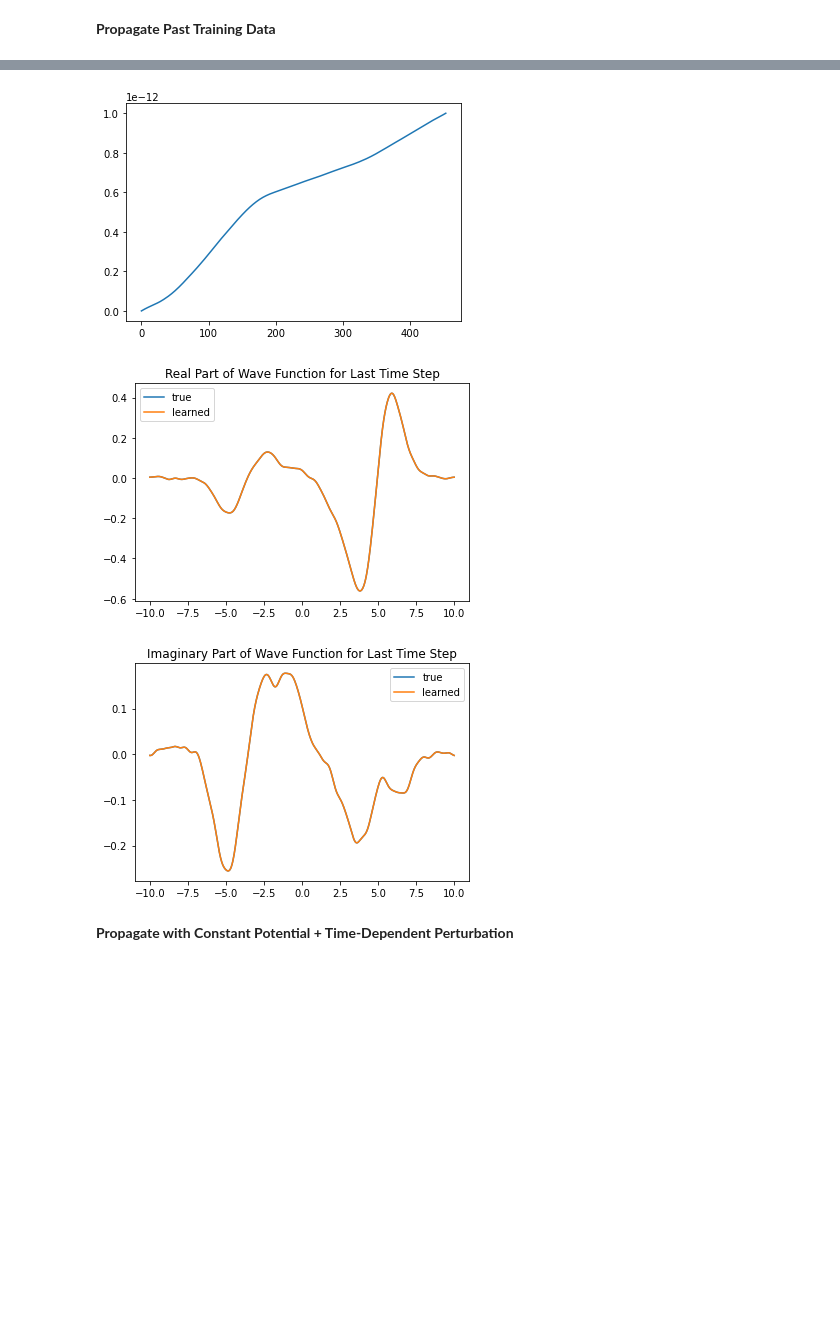
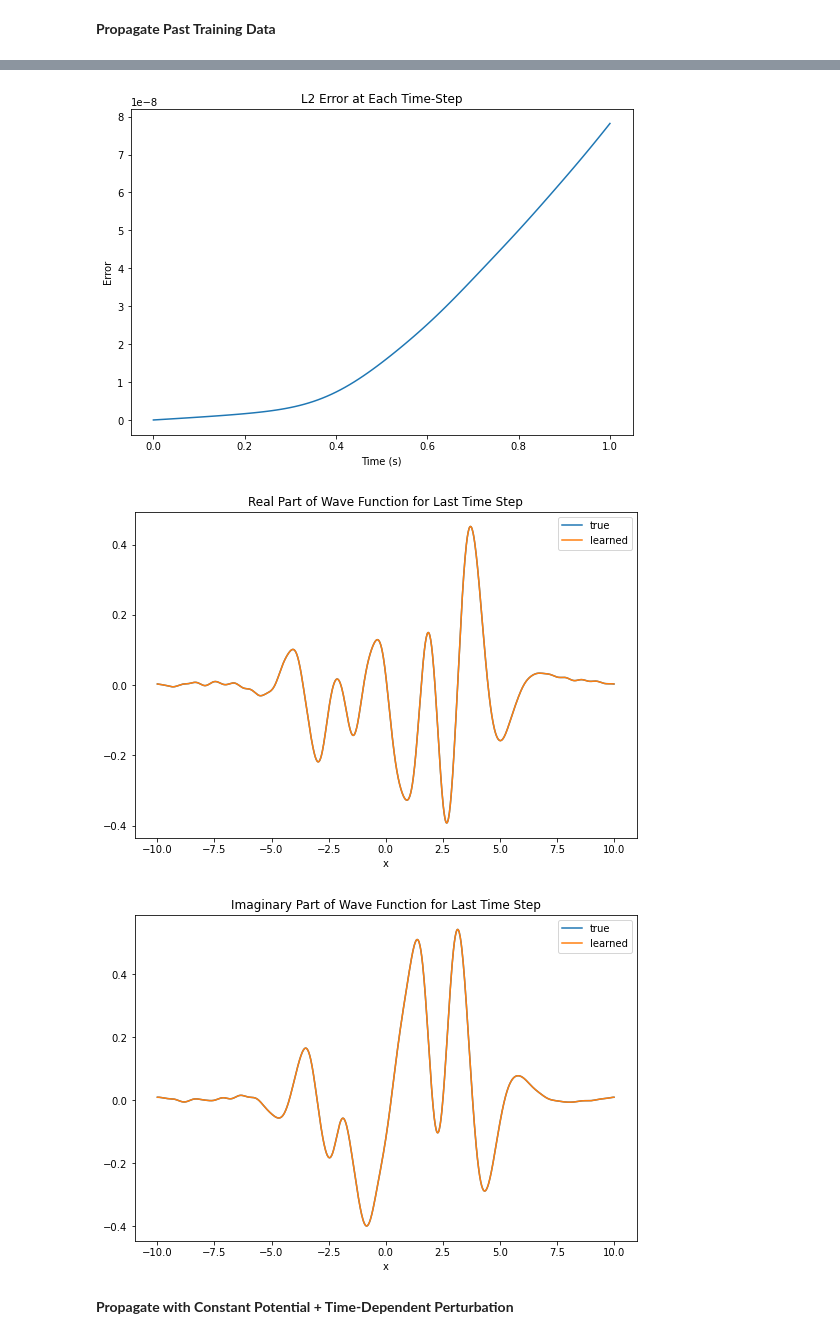
Before and after one commit to kbcollins/tdse, a Jupyter notebook: chebyshev/tdse-adj-cheb-rand-init-test-kbc.ipynb, the cells around one changed output, grey strips where cells are left out. Cells and saved outputs as stored; diff of their text form; code cells hidden in the pictures; blank space fills up the shorter version.

```diff
--- a/chebyshev/tdse-adj-cheb-rand-init-test-kbc.ipynb
+++ b/chebyshev/tdse-adj-cheb-rand-init-test-kbc.ipynb
@@ -137,14 +137,13 @@ for thispsi0fn in psi0fnvec:
     normpsi0recxvec.append(tempa0 @ fourtox)
 
 
-# check if Fourier representation is close to truth
-
 # plot the real part of the normalized psi0
+plt.figure(figsize=(9, 6))
 for i in range(len(normpsi0xvec)):
     print(f'Vector L2 Error psi0_{i}:', nl.norm(normpsi0xvec[i] - normpsi0recxvec[i]))
     print(f'Vector L-infinity Error psi0_{i}:', np.max(np.abs(normpsi0xvec[i] - normpsi0recxvec[i])))
-    plt.plot(xvec, normpsi0xvec[i].real, label=f"Truth {i}")
-    plt.plot(xvec, normpsi0recxvec[i].real, label=f"Rec {i}")
+    # plt.plot(xvec, normpsi0xvec[i].real, label=f"Truth {i}")
+    plt.plot(xvec, normpsi0recxvec[i].real, label=f"Rec psi_{i}")
 
 plt.title('Real Part of Initial Wave Functions')
 plt.xlabel('x')
@@ -231,7 +230,7 @@ print(toepindxmat.shape)
 
 # set number of Chebyshev basis functions
 # I have found odd numbers work best
-numcheb = 11
+numcheb = 41  # 11
 
 # compute Chebyshev coefficients for true potential
 def theta(k):
@@ -571,7 +694,19 @@ def mk_prop_mat(vmat, verbose = False):
 # pick out the set of learned coefficients that had the smallest
 # continuous L2 error of for the potential
 # use these coefficients for generating results
-mincntL2cff = learnedcffvec[np.argmin(cntL2errvec)]
+mincntL2indx = np.argmin(cntL2errvec)
+mincntL2cff = learnedcffvec[mincntL2indx]
+
+print('Minimum continuous L2 error:', cntL2errvec[mincntL2indx])
+print('Minimum continuous L-infinite error:', cntLinfvec[mincntL2indx])
+
+plt.figure(figsize=(9, 6))
+plt.plot(xvec, vxvec, label='true')
+plt.plot(xvec, chebtox @ mincntL2cff, label='learned')
+plt.title('True vs. Learned Potentials')
+plt.xlabel('x')
+plt.legend()
+plt.show()
 
 # vmat from learned cheb cffs
 vmatmincntL2cff = jaxchebtofour @ mincntL2cff
@@ -663,36 +804,44 @@ plt.show()
 amattesttrue = [testseta0.copy()]
 amattestlearn = [testseta0.copy()]
 stepL2err = [0]
-itr = 0
-# for i in range(numts):
-while stepL2err[-1] < 1e-12:
+# itr = 0
+for i in range(numts):
+# while stepL2err[-1] < 1e-12:
     amattesttrue.append(fourpropa @ amattesttrue[-1])
     amattestlearn.append(propamincntL2cff @ amattestlearn[-1])
     # check if amattesttrue is equal to amattestlearn
     stepL2err.append(nl.norm(amattesttrue[-1] - amattestlearn[-1]))
-    print(itr)
-    print('L2 error of amattesttrue and amattestlearn (should be close to 0):', stepL2err[-1], sep='\n')
+    # print(itr)
+    # print('L2 error of amattesttrue and amattestlearn (should be close to 0):', stepL2err[-1], sep='\n')
     # print('L-infinite error of amattesttrue and amattestlearn(should be close to 0):', np.max(np.abs(amattesttrue[-1] - amattestlearn[-1])), sep='\n')
-    itr += 1
+    # itr += 1
 
 print('')
 print('Propagation Done\n')
 
-plt.plot(stepL2err)
+plt.figure(figsize=(9, 6))
+plt.plot(np.arange(numts + 1) * dt, stepL2err)
+plt.title('L2 Error at Each Time-Step')
+plt.xlabel('Time (s)')
+plt.ylabel('Error')
 plt.show()
 
 amattesttrue = np.array(amattesttrue)
 amattestlearn = np.array(amattestlearn)
 
+plt.figure(figsize=(9, 6))
 plt.plot(xvec, np.real(amattesttrue[-1] @ fourtox), label='true')
 plt.plot(xvec, np.real(amattestlearn[-1] @ fourtox), label='learned')
 plt.title('Real Part of Wave Function for Last Time Step')
+plt.xlabel('x')
 plt.legend()
 plt.show()
 
+plt.figure(figsize=(9, 6))
 plt.plot(xvec, np.imag(amattesttrue[-1] @ fourtox), label='true')
 plt.plot(xvec, np.imag(amattestlearn[-1] @ fourtox), label='learned')
 plt.title('Imaginary Part of Wave Function for Last Time Step')
+plt.xlabel('x')
 plt.legend()
 plt.show()
 
@@ -719,7 +852,7 @@ L2 error of amattesttrue and amattestlearn (should be close to 0):
 Propagation Done
-[figure, old version]
+[figure, new version]
-[figure, old version]
+[figure, new version]
-[figure, old version]
+[figure, new version]
 # %% [markdown]
 **Propagate with Constant Potential + Time-Dependent Perturbation**
 # %%
```
Also changed, not shown: parts of 17 cells of this notebook, 1 other file.
